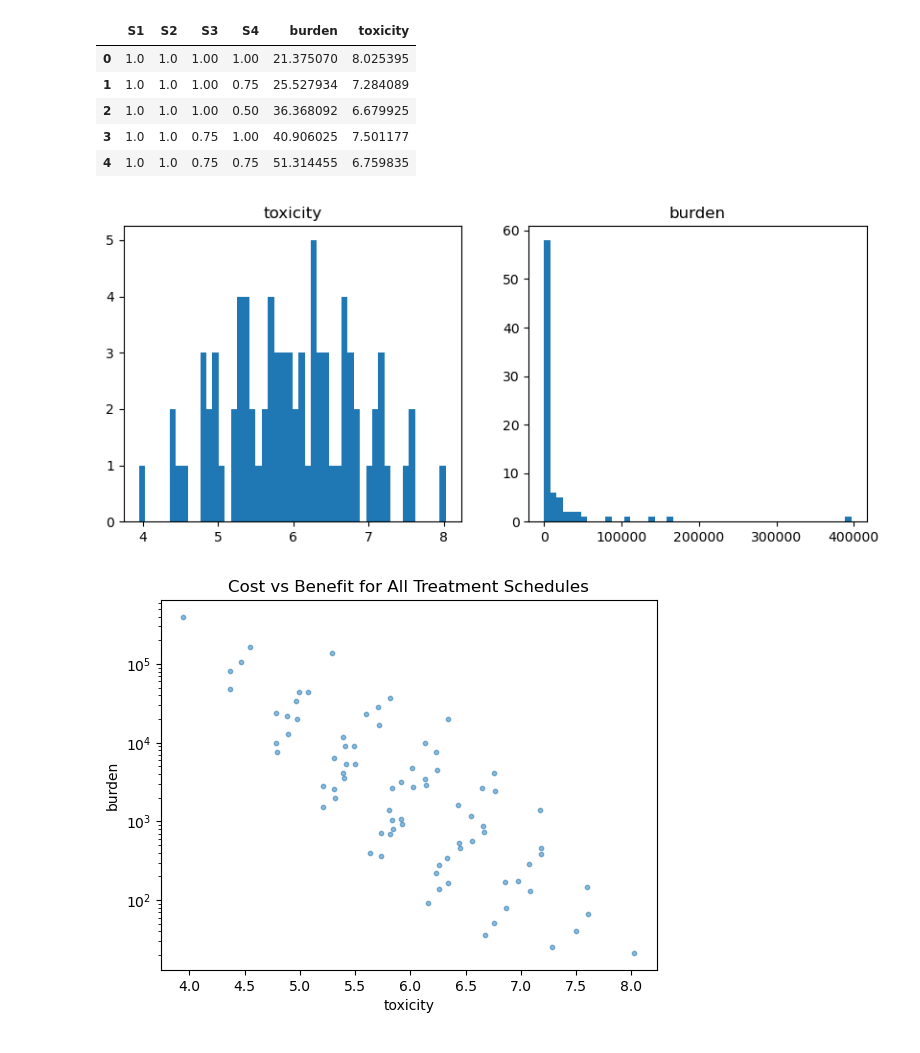
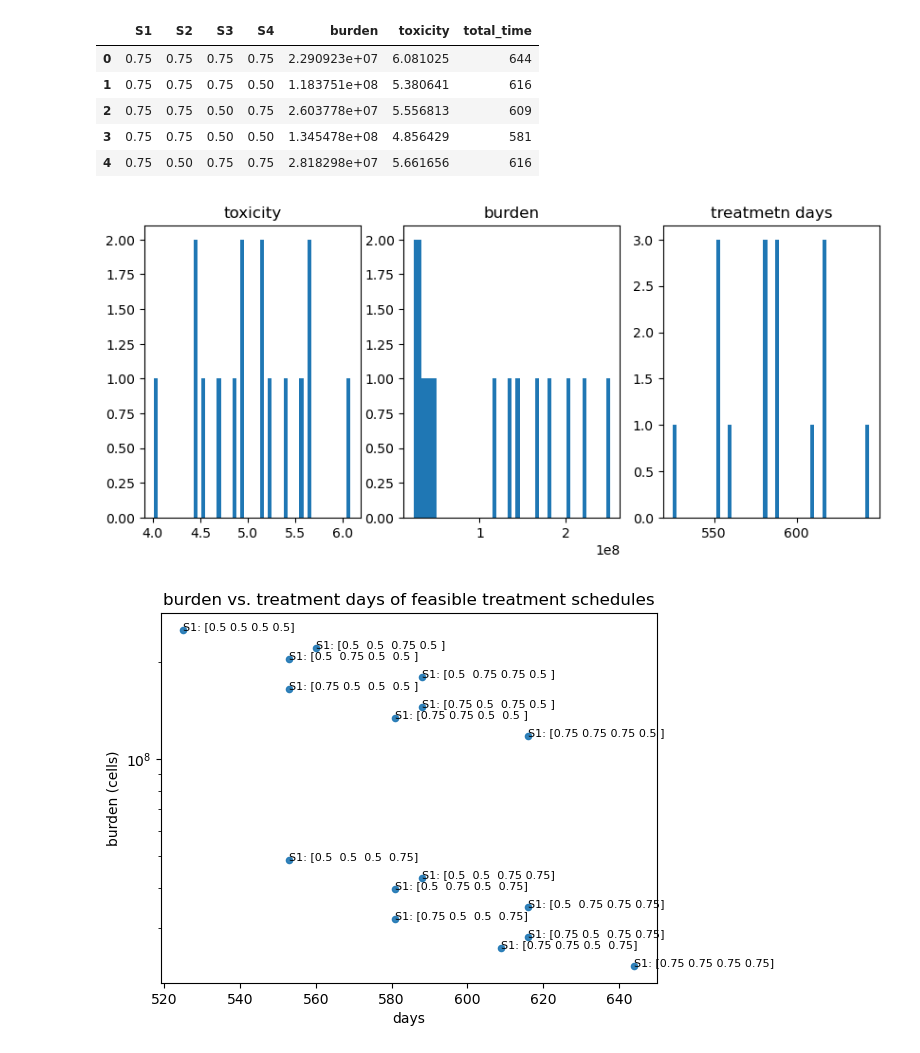
Before and after one commit to tony1747/patient-informed-decision-tool, a Jupyter notebook: main.ipynb, the cells around one changed output. Saved outputs shown, nothing was run; the diff lists cells and outputs as text; code cells hidden in the pictures.

Commit message:
Added total time

```diff
--- a/main.ipynb
+++ b/main.ipynb
@@ -51,32 +53,41 @@ Error:
 # %%
-scored_plans = [[*sol["plan"], sc.score_burden(sol["burden_sol"]), sc.score_toxicity(sol["toxicity_sol"])] for sol in sols]
-df_sp = pd.DataFrame(scored_plans, columns = ["S1", "S2", "S3", "S4", "burden", "toxicity"])
+scored_plans = [[*sol["plan"], sc.score_burden(sol["burden_sol"]), sc.score_toxicity(sol["toxicity_sol"]), sch.duration(sol["schedule"])] for sol in sols]
+df_sp = pd.DataFrame(scored_plans, columns = ["S1", "S2", "S3", "S4", "burden", "toxicity", "total_time"])
+df_sp["total_time"] = df_sp["total_time"].astype(int)
 df_sp.head()
 # %% [output]
-|  | S1 | S2 | S3 | S4 | burden | toxicity |
-| 0 | 1.0 | 1.0 | 1.00 | 1.00 | 21.375070 | 8.025395 |
-| 1 | 1.0 | 1.0 | 1.00 | 0.75 | 25.527934 | 7.284089 |
-| 2 | 1.0 | 1.0 | 1.00 | 0.50 | 36.368092 | 6.679925 |
-| 3 | 1.0 | 1.0 | 0.75 | 1.00 | 40.906025 | 7.501177 |
-| 4 | 1.0 | 1.0 | 0.75 | 0.75 | 51.314455 | 6.759835 |
+|  | S1 | S2 | S3 | S4 | burden | toxicity | total_time |
+| 0 | 0.75 | 0.75 | 0.75 | 0.75 | 2.290923e+07 | 6.081025 | 644 |
+| 1 | 0.75 | 0.75 | 0.75 | 0.50 | 1.183751e+08 | 5.380641 | 616 |
+| 2 | 0.75 | 0.75 | 0.50 | 0.75 | 2.603778e+07 | 5.556813 | 609 |
+| 3 | 0.75 | 0.75 | 0.50 | 0.50 | 1.345478e+08 | 4.856429 | 581 |
+| 4 | 0.75 | 0.50 | 0.75 | 0.75 | 2.818298e+07 | 5.661656 | 616 |
 # %%
 # plot two histograms for cost and benefit
-fig, ax = plt.subplots(1, 2, figsize=(10, 4))
+fig, ax = plt.subplots(1, 3, figsize=(10, 4))
 ax[0].hist(df_sp["toxicity"], bins=50)
 ax[0].set_title("toxicity");
 ax[1].hist(df_sp["burden"], bins=50)
 ax[1].set_title("burden");
+ax[2].hist(df_sp["total_time"], bins=50)
+ax[2].set_title("treatmetn days");
 # %% [output]
-[figure, old version]
+[figure, new version]
 # %%
-plt.scatter(df_sp["toxicity"], df_sp["burden"], s=10, alpha=0.5)
+plt.scatter(df_sp["total_time"], df_sp["burden"], s=20, alpha=0.9)
+
+# Add compact labels
+for i in range(df_sp.shape[0]):
+    label = f"{df_sp.iloc[i][['S1','S2','S3','S4']].values}"
+    plt.text(df_sp.iloc[i]["total_time"], df_sp.iloc[i]["burden"], label, fontsize=8)
+
 # set y to log
 plt.yscale("log")
-plt.xlabel("toxicity")
-plt.ylabel("burden")
-plt.title("Cost vs Benefit for All Treatment Schedules");
+plt.xlabel("days")
+plt.ylabel("burden (cells)")
+plt.title("burden vs. treatment days of feasible treatment schedules");
 # %% [output]
-[figure, old version]
+[figure, new version]
 # %%
 for i in range(1):
     plt.plot(sols[i]["toxicity_sol"])
```
Also changed, not shown: parts of 8 cells of this notebook, 3 other files.
